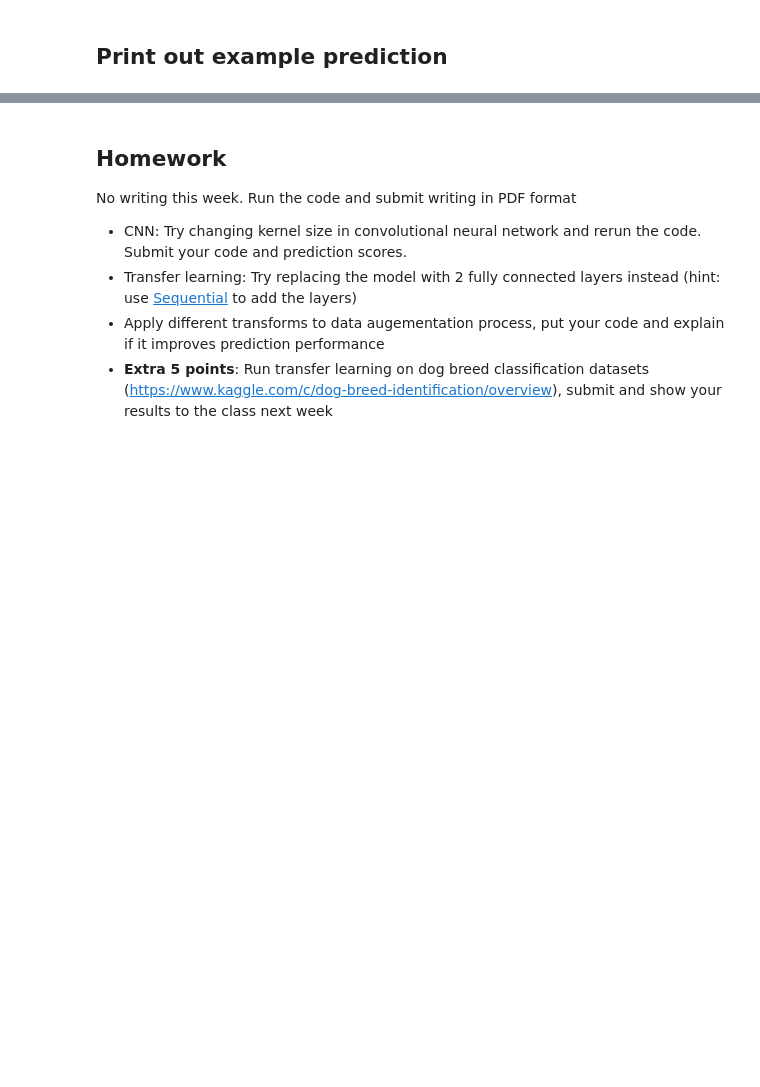
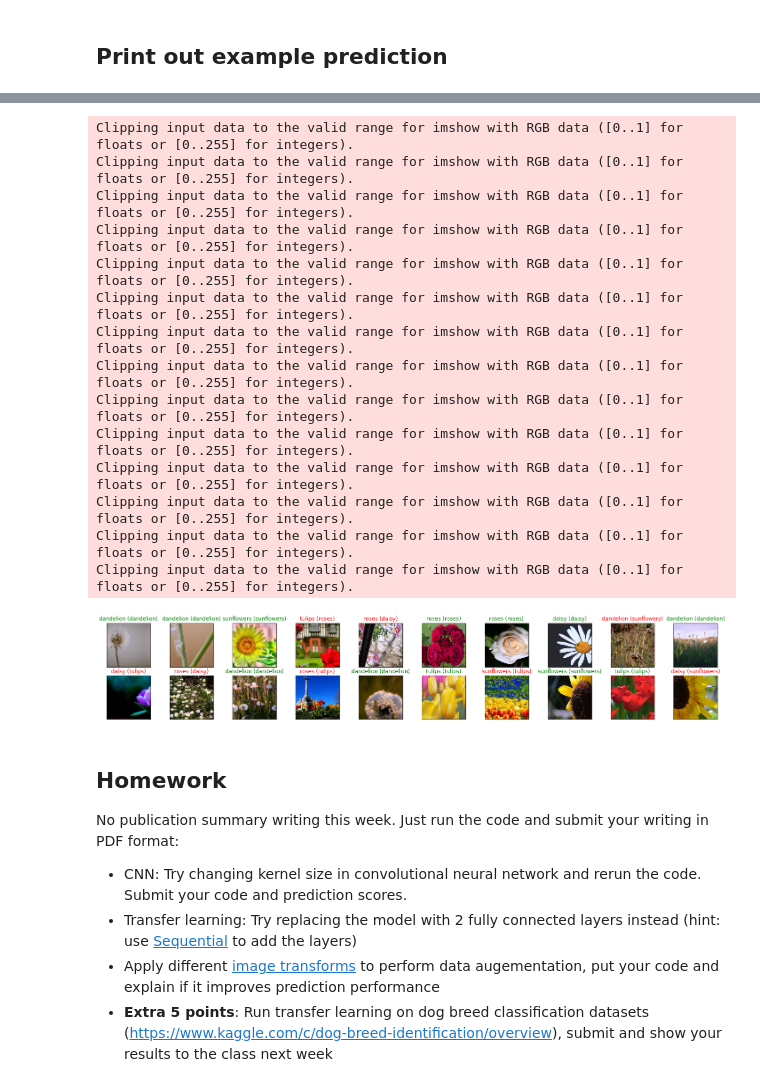
Before and after one commit to biodatlab/egbe609, a Jupyter notebook: notebooks/egbe606-lecture3-nn.ipynb, the cells around one changed output, grey strips where cells are left out. Saved outputs shown, nothing was run; the diff lists cells and outputs as text; code cells hidden in the pictures; blank space fills up the shorter version.

Commit message:
Update inverse transform to notebook

```diff
--- a/notebooks/egbe606-lecture3-nn.ipynb
+++ b/notebooks/egbe606-lecture3-nn.ipynb
@@ -290,23 +332,45 @@ vgg16.to("cpu")  # transfer model back to CPU
 # %%
+inv_normalize = transforms.Normalize(
+    mean=[-0.485/0.229, -0.456/0.224, -0.406/0.225],
+    std=[1/0.229, 1/0.224, 1/0.255]
+) # convert back to original image
+
 dataiter = iter(test_loader)
 images, labels = dataiter.next()
+images = inv_normalize(images)
 images.numpy()
 
 output = vgg16(images)
 _, preds_tensor = torch.max(output, 1)
 preds = np.squeeze(preds_tensor.numpy())
 
 fig = plt.figure(figsize=(25, 4))
 for idx in np.arange(20):
     ax = fig.add_subplot(2, 20/2, idx+1, xticks=[], yticks=[])
     plt.imshow(np.transpose(images[idx], (1, 2, 0)))
     ax.set_title("{} ({})".format(classes[preds[idx]], classes[labels[idx]]),
                  color=("green" if preds[idx]==labels[idx].item() else "red"))
+# %% [output]
+Clipping input data to the valid range for imshow with RGB data ([0..1] for floats or [0..255] for integers).
+Clipping input data to the valid range for imshow with RGB data ([0..1] for floats or [0..255] for integers).
+Clipping input data to the valid range for imshow with RGB data ([0..1] for floats or [0..255] for integers).
+Clipping input data to the valid range for imshow with RGB data ([0..1] for floats or [0..255] for integers).
+Clipping input data to the valid range for imshow with RGB data ([0..1] for floats or [0..255] for integers).
+Clipping input data to the valid range for imshow with RGB data ([0..1] for floats or [0..255] for integers).
+Clipping input data to the valid range for imshow with RGB data ([0..1] for floats or [0..255] for integers).
+Clipping input data to the valid range for imshow with RGB data ([0..1] for floats or [0..255] for integers).
+Clipping input data to the valid range for imshow with RGB data ([0..1] for floats or [0..255] for integers).
+Clipping input data to the valid range for imshow with RGB data ([0..1] for floats or [0..255] for integers).
+Clipping input data to the valid range for imshow with RGB data ([0..1] for floats or [0..255] for integers).
+Clipping input data to the valid range for imshow with RGB data ([0..1] for floats or [0..255] for integers).
+Clipping input data to the valid range for imshow with RGB data ([0..1] for floats or [0..255] for integers).
+Clipping input data to the valid range for imshow with RGB data ([0..1] for floats or [0..255] for integers).
+[figure, added]
 # %% [markdown]
 ## **Homework**
 
-No writing this week. Run the code and submit writing in PDF format
+No publication summary writing this week. Just run the code and submit your writing in PDF format:
 - CNN: Try changing kernel size in convolutional neural network and rerun the code. Submit your code and prediction scores.
 - Transfer learning: Try replacing the model with 2 fully connected layers instead (hint: use [Sequential](https://pytorch.org/docs/stable/generated/torch.nn.Sequential.html) to add the layers)
-- Apply different transforms to data augementation process, put your code and explain if it improves prediction performance
+- Apply different [image transforms](https://pytorch.org/vision/stable/transforms.html#) to perform data augementation, put your code and explain if it improves prediction performance
 - **Extra 5 points**: Run transfer learning on dog breed classification datasets (https://www.kaggle.com/c/dog-breed-identification/overview), submit and show your results to the class next week
```
Also changed, not shown: parts of 5 cells of this notebook.
